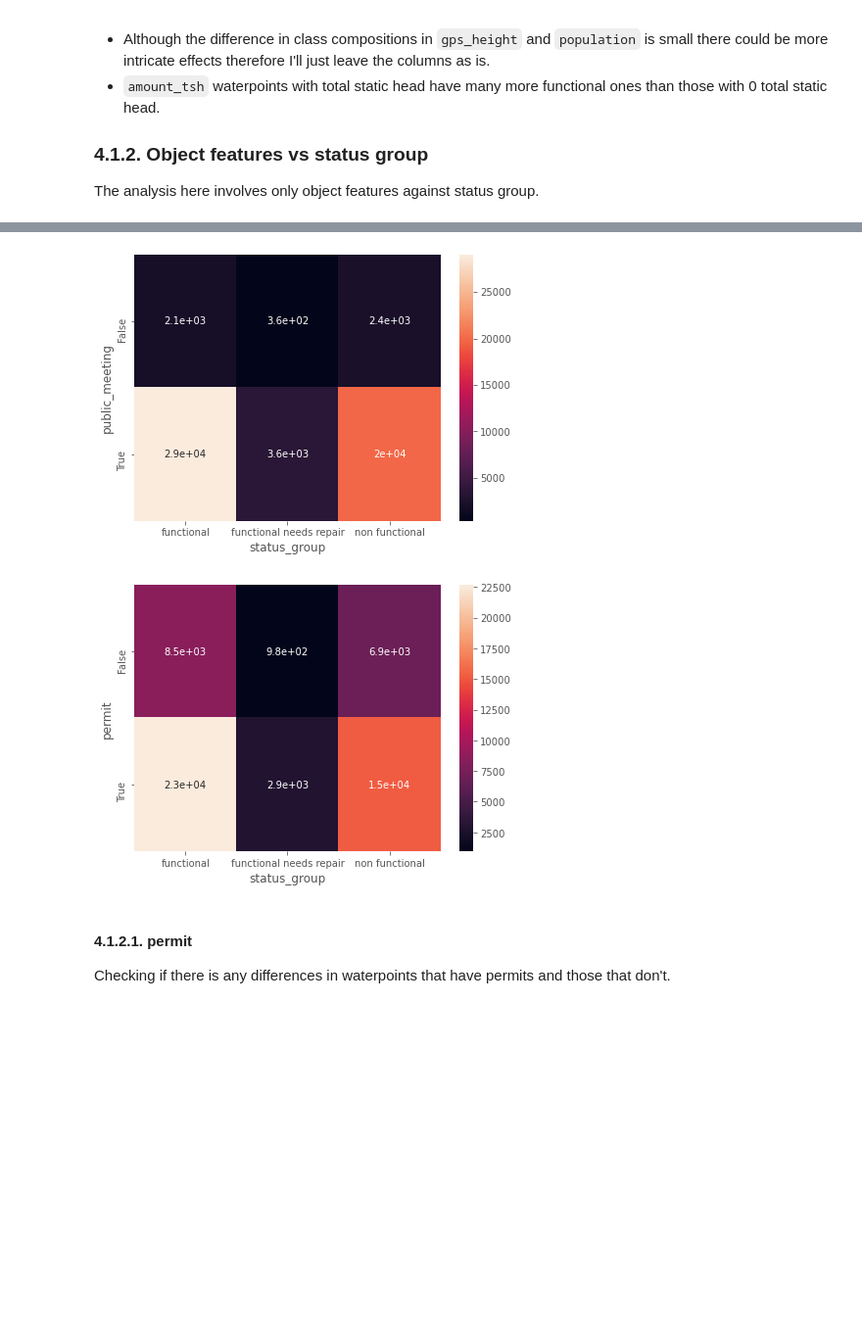
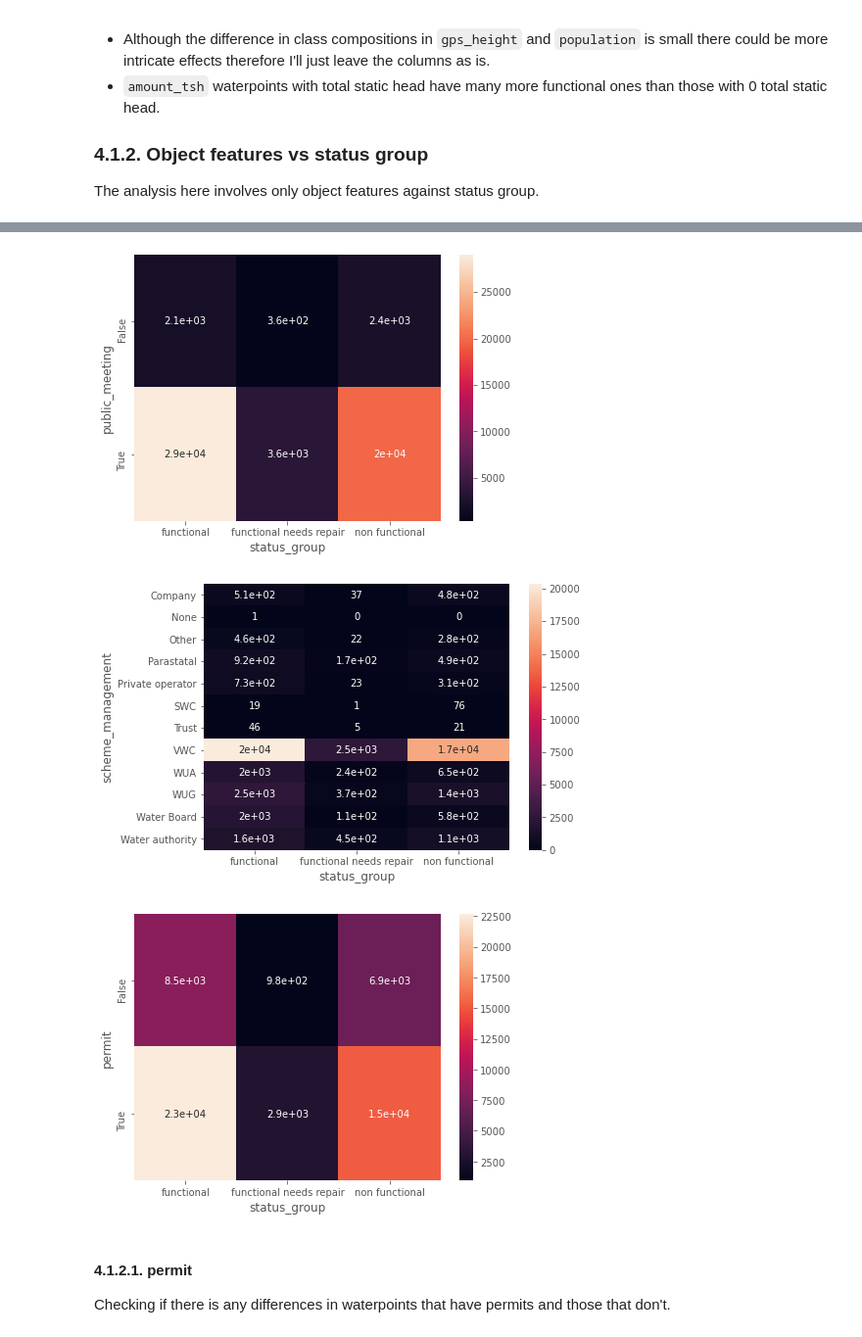
Before and after one commit to Nickimani/Water_wells_Project, a Jupyter notebook: Code/Water_wells EDA.ipynb, the cells around one changed output, grey strips where cells are left out. Shown at 98% size. Cells and saved outputs as stored; diff of their text form; code cells hidden in the pictures; blank space fills up the shorter version.

```diff
--- a/Code/Water_wells EDA.ipynb
+++ b/Code/Water_wells EDA.ipynb
@@ -1162,8 +1234,8 @@ From the analysis above I have identified some features that are repetitions of
     - id
 # %%
 # list of columns I am going to drop
-to_drop = ['basin', 'region', 'district_code', 'lga', 'ward', 'subvillage', 'extraction_type',
-           'extraction_type_group', 'management', 'scheme_management', 'payment', 'water_quality',
+to_drop = ['basin', 'region', 'district_code', 'ward', 'subvillage', 'extraction_type',
+           'extraction_type_group', 'management', 'payment', 'water_quality',
            'quantity', 'source', 'source_type', 'waterpoint_type', 'funder', 'installer', 'wpt_name',
            'num_private', 'recorded_by', 'id']
 
@@ -1375,19 +1447,20 @@ df_out.groupby(by='status_group').describe(include='object').T
 # %%
 # check to see what the confusion matrixes of the various object columns
 # excluding wpt_name and date_recorded
-for column in df_out.drop(columns=['date_recorded', 'status_group']).select_dtypes(include='object').columns:
+for column in df_out.drop(columns=['lga', 'date_recorded', 'status_group']).select_dtypes(include='object').columns:
     confusionMatrix(df_out, target_column, column)
     plt.savefig(f'/home/nick/Documents/Flatiron/Phase 3/Water_wells_Project/Images/Confusion matrix of {column} and {target_column}')
 # %% [output]
 [figure]
 [figure]
 [figure]
 [figure]
 [figure]
 [figure]
 [figure]
 [figure]
-[figure, old version]
+[figure, new version]
+[figure, added]
 # %% [markdown]
 #### 4.1.2.1. permit
 
```
Also changed, not shown: parts of 45 cells of this notebook, 3 other files.
